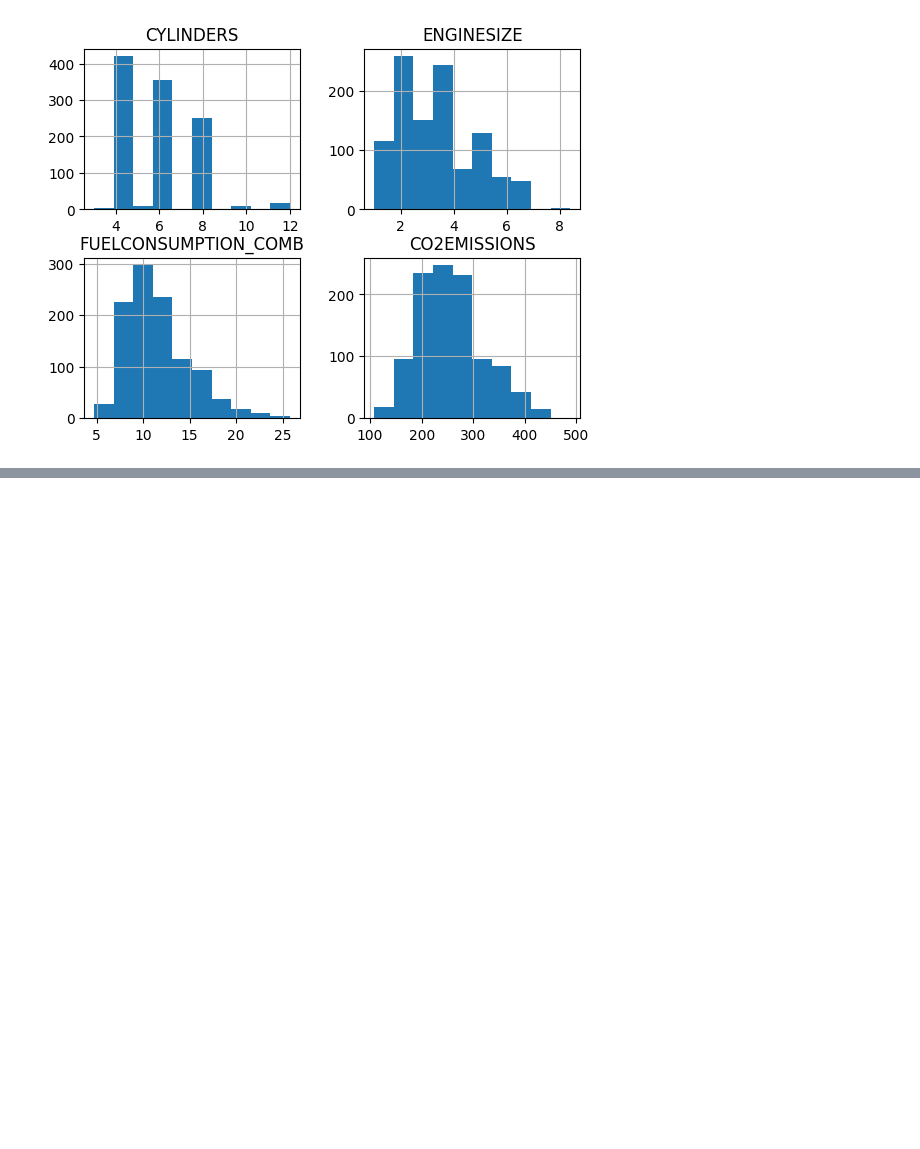
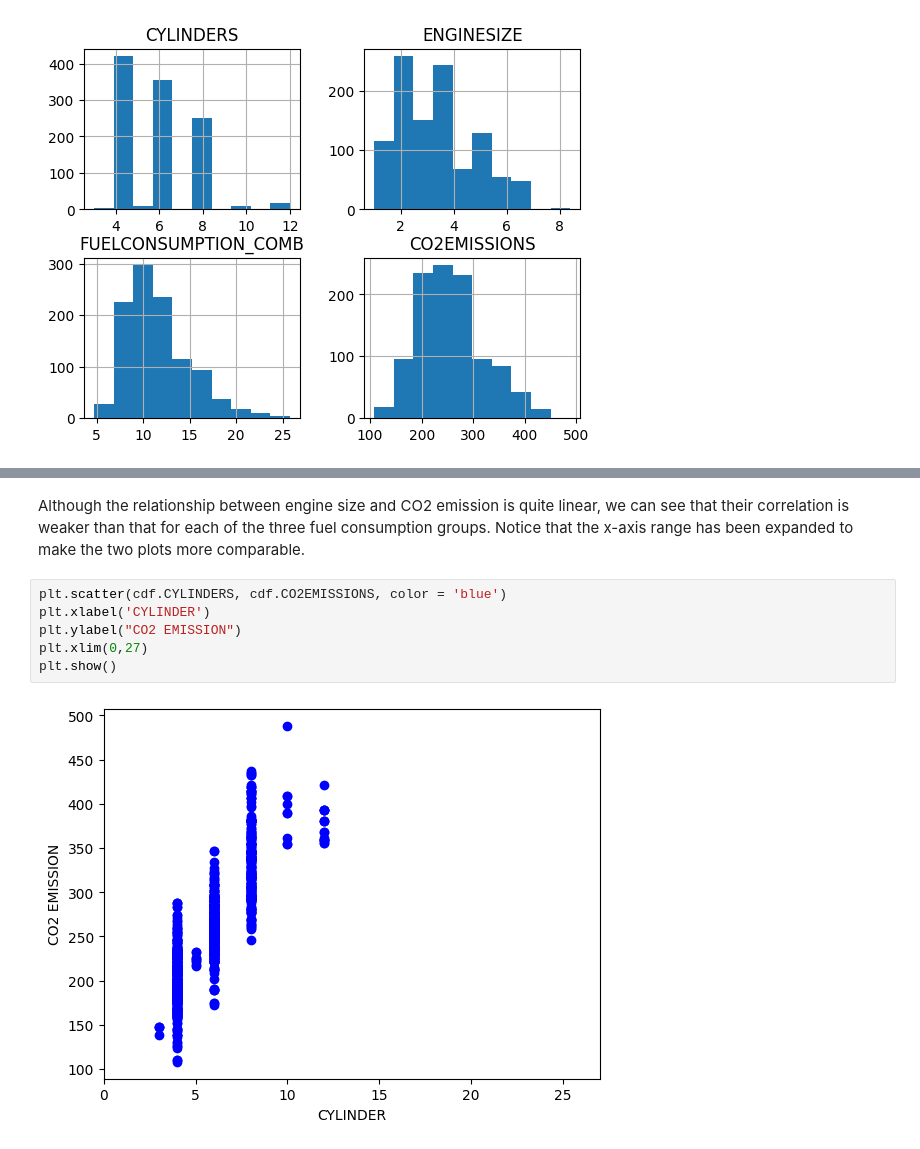
Before and after one commit to YoussefChati/CO2_Emission_ML, a Jupyter notebook: notebook.ipynb, the cells around one changed output, grey strips where cells are left out. Saved outputs shown, nothing was run; the diff lists cells and outputs as text; blank space fills up the shorter version.

```diff
--- a/notebook.ipynb
+++ b/notebook.ipynb
@@ -89,0 +112,10 @@ plt.show()
+# %% [markdown]
+Although the relationship between engine size and CO2 emission is quite linear, we can see that their correlation is weaker than that for each of the three fuel consumption groups. Notice that the x-axis range has been expanded to make the two plots more comparable.
+# %%
+plt.scatter(cdf.CYLINDERS, cdf.CO2EMISSIONS, color = 'blue')
+plt.xlabel('CYLINDER')
+plt.ylabel("CO2 EMISSION")
+plt.xlim(0,27)
+plt.show()
+# %% [output]
+[figure, added]
```
Also changed, not shown: parts of 4 cells of this notebook.
